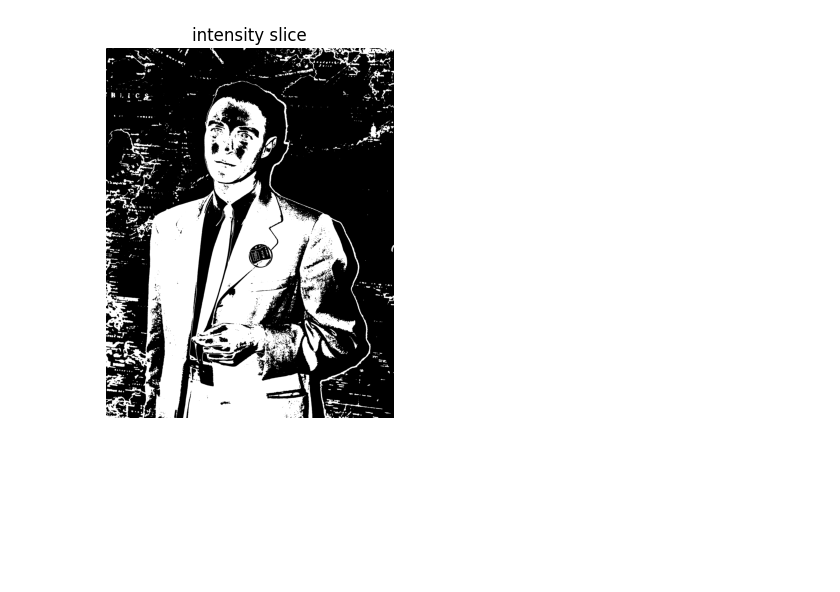
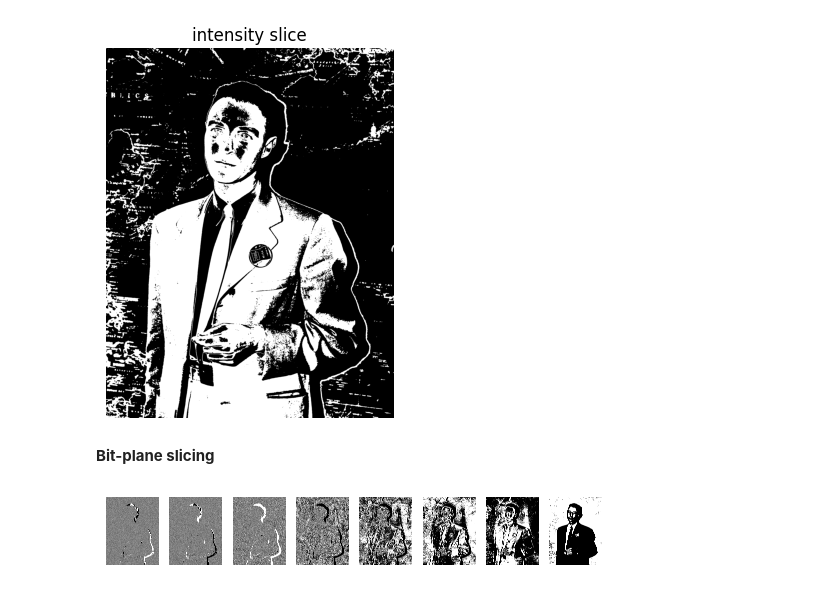
Before and after one commit to absurdusername/LabsSem5, a Jupyter notebook: CV/Lab02.ipynb, the cells around one changed output. Cells and saved outputs as stored; diff of their text form; code cells hidden in the pictures; blank space fills up the shorter version.

Commit message:
Add bit-plane slicing

```diff
--- a/CV/Lab02.ipynb
+++ b/CV/Lab02.ipynb
@@ -74,3 +75,16 @@ intensity_slice = F_vec(img, 50, 150)
 plot_images(intensity_slice, "intensity slice")
 # %% [output]
 [figure]
+# %% [markdown]
+**Bit-plane slicing**
+# %%
+slices = []
+
+for k in range(0, 8):
+    plane = np.full(img.shape, 1 << k, np.uint8)
+    res = np.bitwise_and(plane, img)
+    slices.append(res)
+
+plot_images(*slices)
+# %% [output]
+[figure, added]
```
Also changed, not shown: parts of 4 cells of this notebook.
